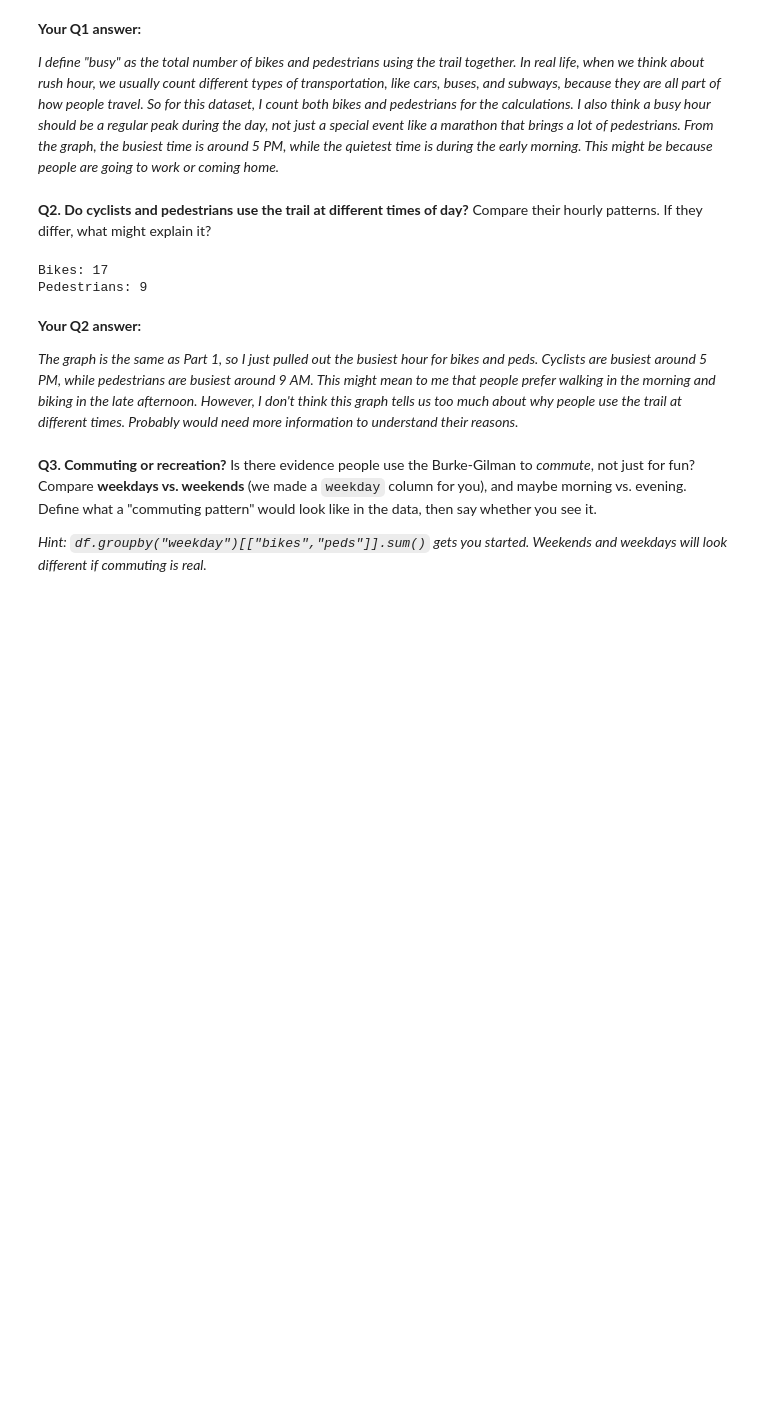
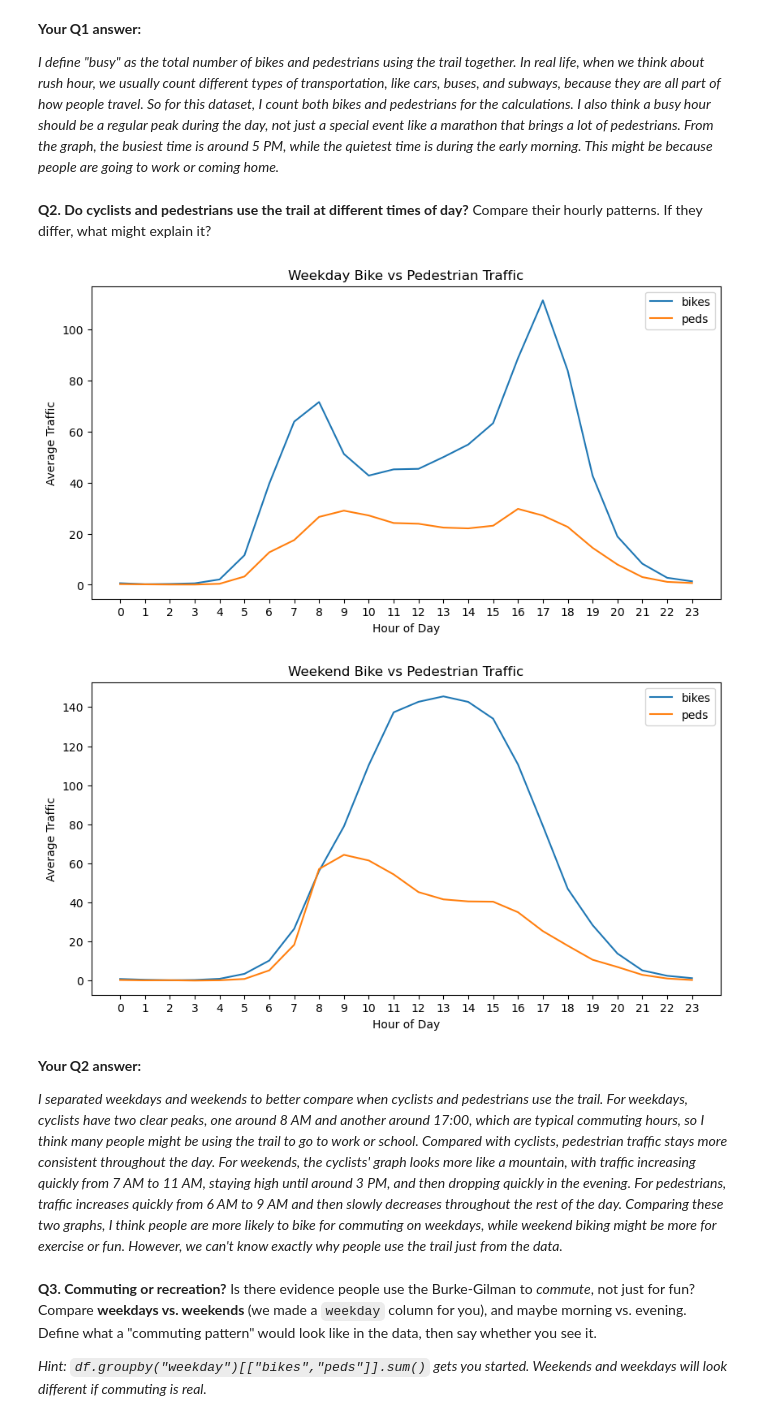
Before and after one commit to OtterForReal/hcde-410, a Jupyter notebook: A1/A1.ipynb, the cells around one changed output. Cells and saved outputs as stored; diff of their text form; code cells hidden in the pictures; blank space fills up the shorter version.

```diff
--- a/A1/A1.ipynb
+++ b/A1/A1.ipynb
@@ -160,16 +160,31 @@ Quietest hour: 2
 Compare their hourly patterns. If they differ, what might explain it?
 # %%
 # Your code for Q2
+df["day_type"] = df["weekday"].isin(["Saturday", "Sunday"])
+by_hour = df.groupby(["day_type", "hour"])[["bikes", "peds"]].mean()
 
-print("Bikes:", by_hour["bikes"].idxmax())
-print("Pedestrians:", by_hour["peds"].idxmax())
+# weekday graph
+by_hour.loc[False].plot(figsize=(10, 5))
+plt.title("Weekday Bike vs Pedestrian Traffic")
+plt.xlabel("Hour of Day")
+plt.ylabel("Average Traffic")
+plt.xticks(range(0, 24))
+plt.show()
+
+# weekend graph
+by_hour.loc[True].plot(figsize=(10, 5))
+plt.title("Weekend Bike vs Pedestrian Traffic")
+plt.xlabel("Hour of Day")
+plt.ylabel("Average Traffic")
+plt.xticks(range(0, 24))
+plt.show()
 # %% [output]
-Bikes: 17
-Pedestrians: 9
+[figure, added]
+[figure, added]
 # %% [markdown]
 **Your Q2 answer:**
 
-*The graph is the same as Part 1, so I just pulled out the busiest hour for bikes and peds. Cyclists are busiest around 5 PM, while pedestrians are busiest around 9 AM. This might mean to me that people prefer walking in the morning and biking in the late afternoon. However, I don't think this graph tells us too much about why people use the trail at different times. Probably would need more information to understand their reasons.*
+*I separated weekdays and weekends to better compare when cyclists and pedestrians use the trail. For weekdays, cyclists have two clear peaks, one around 8 AM and another around 17:00, which are typical commuting hours, so I think many people might be using the trail to go to work or school. Compared with cyclists, pedestrian traffic stays more consistent throughout the day. For weekends, the cyclists' graph looks more like a mountain, with traffic increasing quickly from 7 AM to 11 AM, staying high until around 3 PM, and then dropping quickly in the evening. For pedestrians, traffic increases quickly from 6 AM to 9 AM and then slowly decreases throughout the rest of the day. Comparing these two graphs, I think people are more likely to bike for commuting on weekdays, while weekend biking might be more for exercise or fun. However, we can't know exactly why people use the trail just from the data.*
 # %% [markdown]
 **Q3. Commuting or recreation?**
 Is there evidence people use the Burke-Gilman to *commute*, not just for fun? Compare **weekdays vs. weekends** (we made a `weekday` column for you), and maybe morning vs. evening. Define what a "commuting pattern" would look like in the data, then say whether you see it.
```
Also changed, not shown: parts of 3 cells of this notebook.
